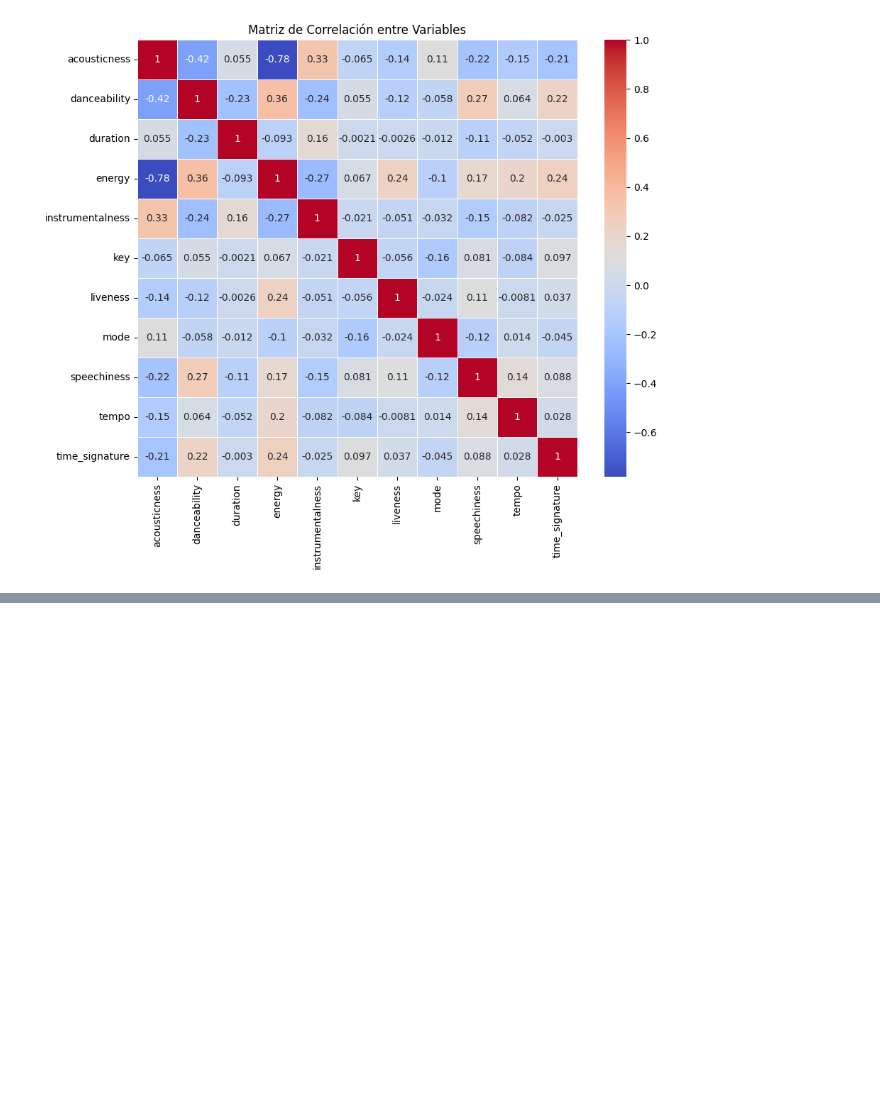
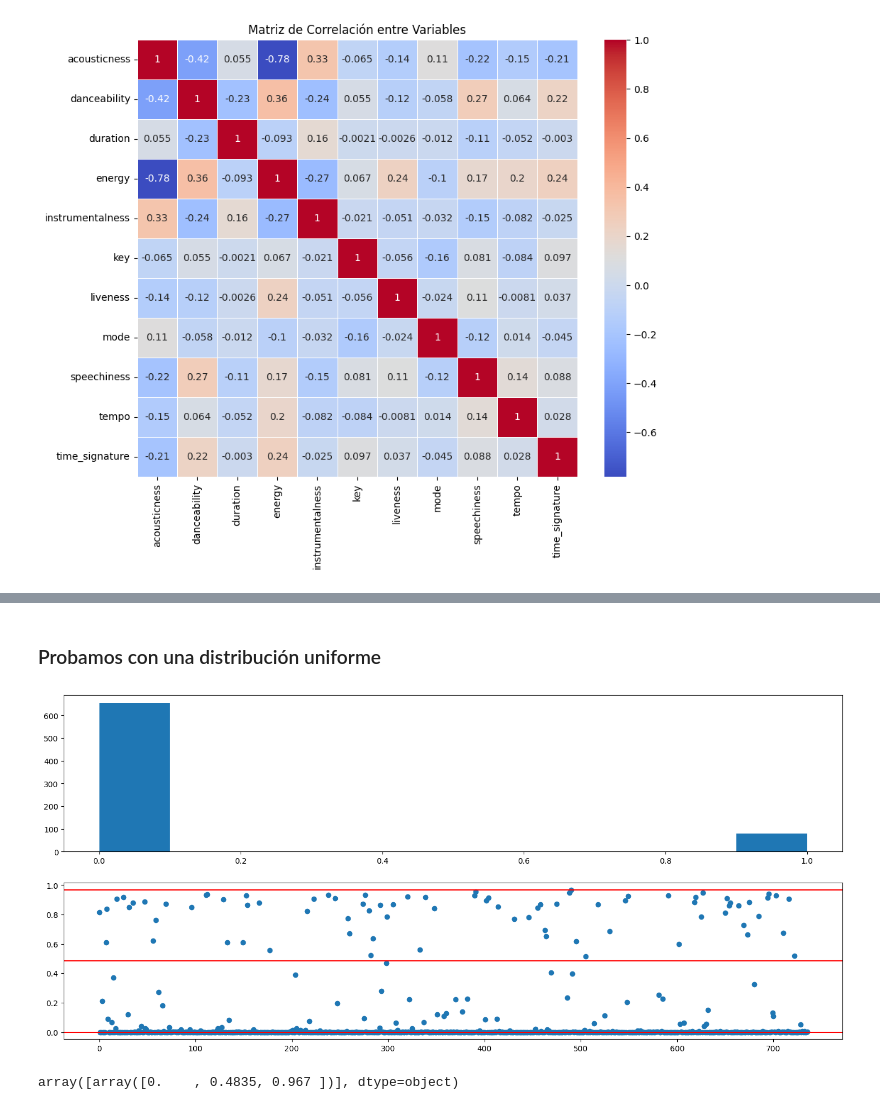
Before and after one commit to jonathancagua/CEIA-ADD, a Jupyter notebook: tp_spotify.ipynb, the cells around one changed output, grey strips where cells are left out. Cells and saved outputs as stored; diff of their text form; code cells hidden in the pictures; blank space fills up the shorter version.

```diff
--- a/tp_spotify.ipynb
+++ b/tp_spotify.ipynb
@@ -681,0 +778,17 @@ plt.show()
+# %% [markdown]
+### Probamos con una distribución uniforme
+# %%
+from sklearn.preprocessing import KBinsDiscretizer
+import numpy as np
+kbins = KBinsDiscretizer(n_bins=2, encode= 'ordinal' , strategy= 'uniform' )
+data_tf_uniform = kbins.fit_transform(spotify_df_filter['instrumentalness'].values.reshape(-1,1))
+fig,axes = plt.subplots(2,figsize=(18,8))
+axes[0].hist(data_tf_uniform, bins=10);
+axes[1].scatter(np.arange(0,spotify_df_filter['instrumentalness'].shape[0]),spotify_df_filter['instrumentalness'].values)
+[axes[1].axhline(x,color='r') for x in kbins.bin_edges_[0]];
+# %% [output]
+[figure, added]
+# %%
+kbins.bin_edges_
+# %% [output]
+array([array([0.    , 0.4835, 0.967 ])], dtype=object)
```
Also changed, not shown: parts of 42 cells of this notebook.
